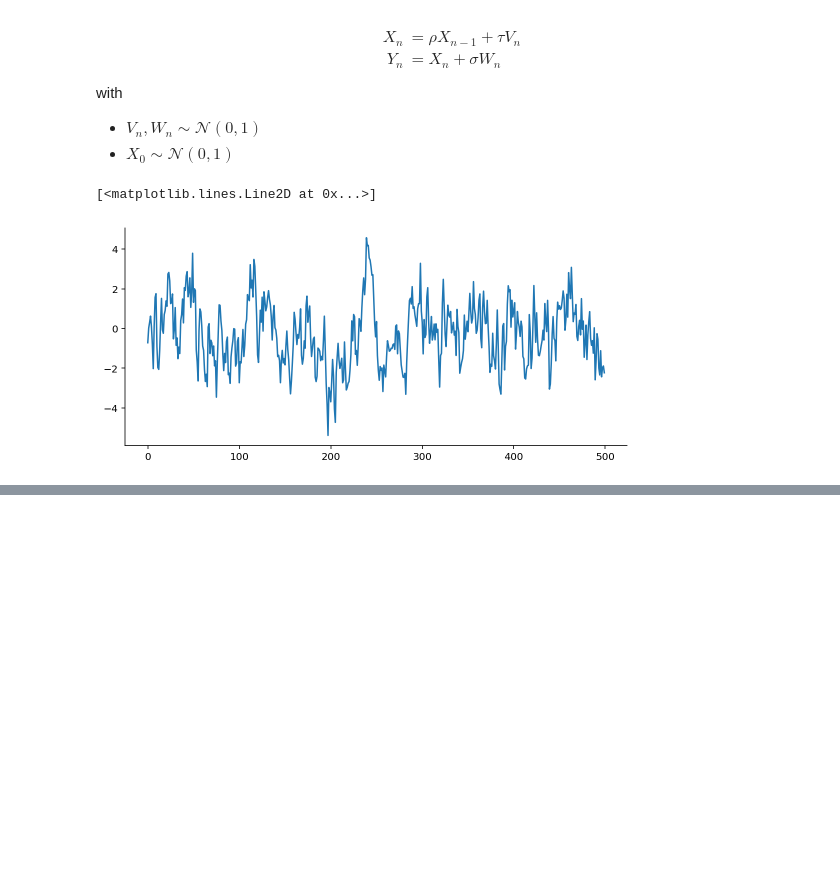
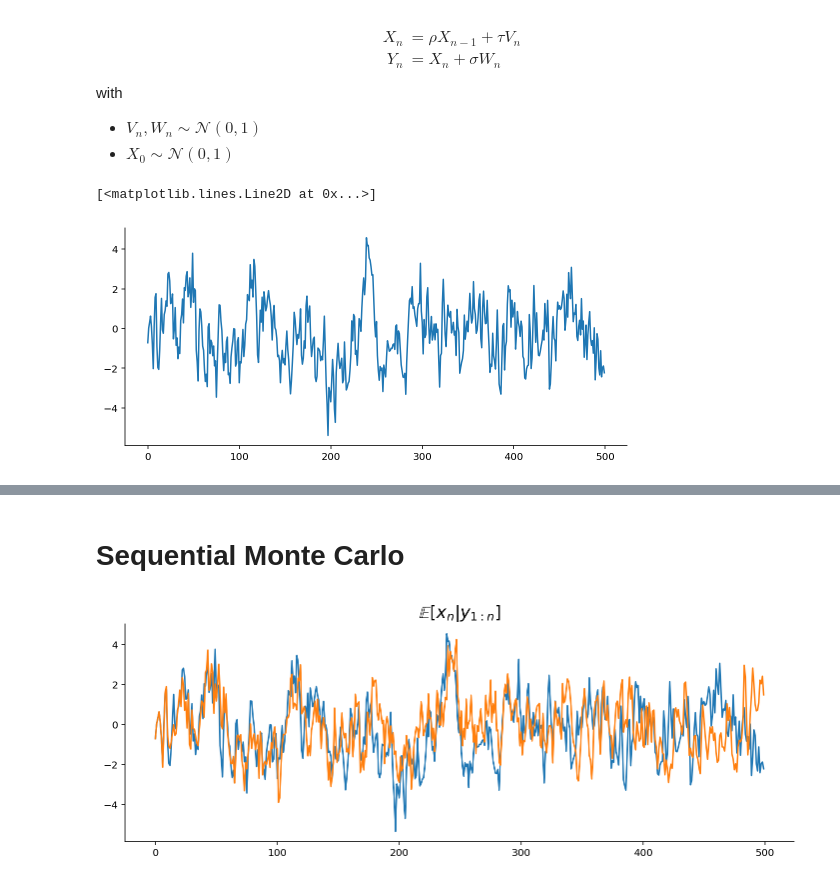
Before and after one commit to gerdm/misc, a Jupyter notebook: 2022-04/advanced-computational-methods.ipynb, the cells around one changed output, grey strips where cells are left out. Saved outputs shown, nothing was run; the diff lists cells and outputs as text; code cells hidden in the pictures; blank space fills up the shorter version.

```diff
--- a/2022-04/advanced-computational-methods.ipynb
+++ b/2022-04/advanced-computational-methods.ipynb
@@ -188,0 +171,2 @@ plt.tight_layout()
+# %% [markdown]
+# Sequential Monte Carlo
@@ -188,0 +221,16 @@ plt.tight_layout()
+# %%
+ssm_config = SSMConfig(rho=0.8, tau=1.0, sigma=0.1, n_particles=50_000)
+# %%
+key = jax.random.PRNGKey(314)
+smc_res = smc_lssm(key, hist["y"], ssm_config)
+
+expected_value_smc = jnp.einsum("tn,tn->t", smc_res["particles"], smc_res["weights"]).block_until_ready()
+# %%
+fig, ax = plt.subplots(figsize=(12, 4))
+# ax.plot(hist["x"], label="observed")
+
+ax.plot(expected_value_kf, label="Kalman filter")
+ax.plot(expected_value_smc, label="Particle filter")
+plt.title(r"$\mathbb{E}[x_n \vert y_{1:n}]$", fontsize=17);
+# %% [output]
+[figure, added]
```
Also changed, not shown: parts of 31 cells of this notebook.
